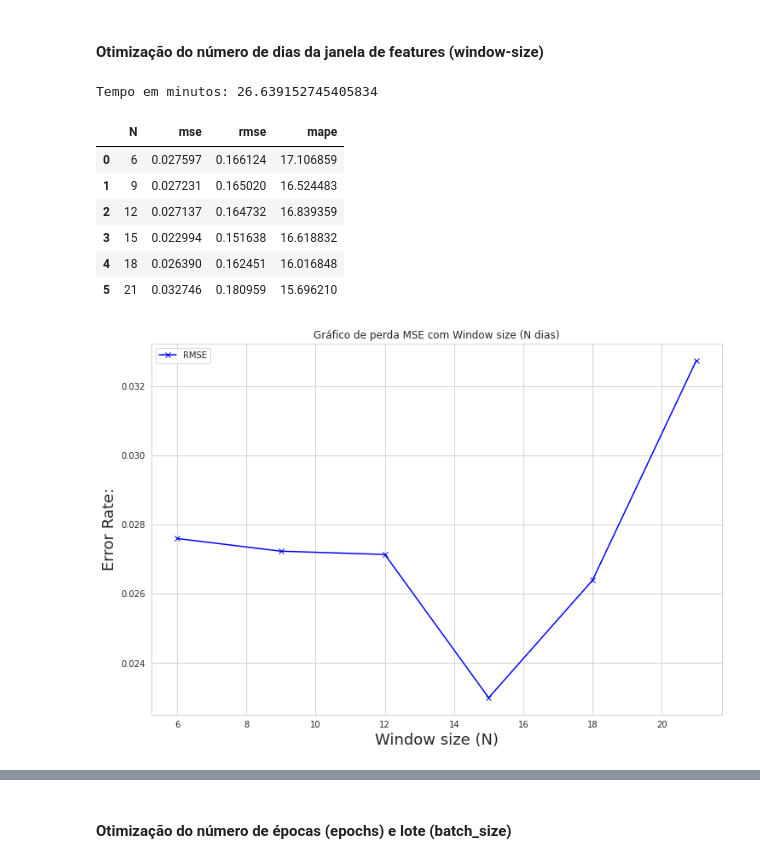
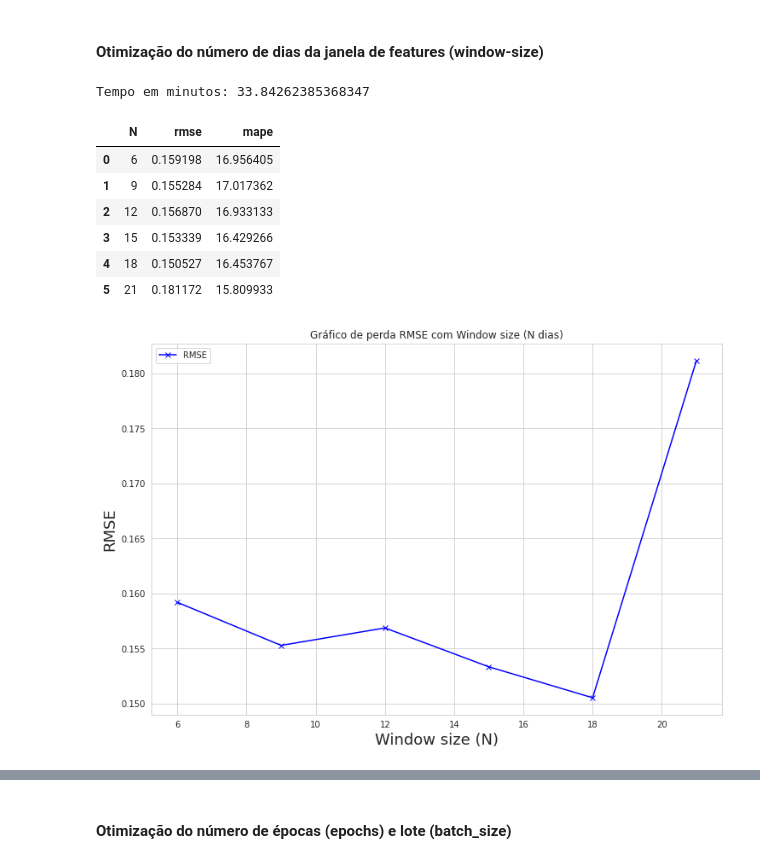
Before and after one commit to czar-rocha/previsao-de-precos-de-commodities-agricolas-atraves-de-redes-neurais-LSTM, a Jupyter notebook: modelo-lstm-multivariado/modelo_lstm_multivariado.ipynb, the cells around one changed output, grey strips where cells are left out. Drawn from its saved outputs; the diff is of its cells as text; code cells hidden in the pictures.

```diff
--- a/modelo-lstm-multivariado/modelo_lstm_multivariado.ipynb
+++ b/modelo-lstm-multivariado/modelo_lstm_multivariado.ipynb
@@ -74,19 +74,19 @@ print(crb)
 Leitura dos preços das commodities
 # %%
 # Leitura do arquivo csv
-ccm = pd.read_csv("./data/CCM.csv", sep=';')
+ccm = pd.read_csv("./CCM.csv", sep=';')
 ccm.columns = ["date","ccm_brl", "ccm_usd"]
 ccm["date"] = ccm["date"].astype('datetime64[ns]')
 ccm['ccm_brl'] = pd.to_numeric(ccm['ccm_brl'], errors='coerce').dropna(0)
 ccm['ccm_usd'] = pd.to_numeric(ccm['ccm_usd'], errors='coerce').dropna(0)
 print(ccm)
-sjc = pd.read_csv("./data/SJC.csv", sep=';')
+sjc = pd.read_csv("./SJC.csv", sep=';')
 sjc.columns = ["date","sjc_brl", "sjc_usd"]
 sjc["date"] = sjc["date"].astype('datetime64[ns]')
 sjc['sjc_brl'] = pd.to_numeric(sjc['sjc_brl'], errors='coerce').dropna(0)
 sjc['sjc_usd'] = pd.to_numeric(sjc['sjc_usd'], errors='coerce').dropna(0)
 print(sjc)
-bgi = pd.read_csv("./data/BGI.csv", sep=';')
+bgi = pd.read_csv("./BGI.csv", sep=';')
 bgi.columns = ["date","bgi_brl", "bgi_usd"]
 bgi["date"] = bgi["date"].astype('datetime64[ns]')
 bgi['bgi_brl'] = pd.to_numeric(bgi['bgi_brl'], errors='coerce').dropna(0)
@@ -313,7 +313,8 @@ def train_pred_eval_model(x_train_scaled,
     model.add(LSTM(units=lstm_units, return_sequences=True, input_shape=(x_train_scaled.shape[1], x_train_scaled.shape[2])))
     model.add(Dropout(dropout_prob))
     # Adiciona a segunda camada LSTM e Dropout
-    model.add(LSTM(units=lstm_units))
+    lstm_units_80_pct = round(lstm_units * 0.8) # definir 80% de neurônios para segunda camada
+    model.add(LSTM(units=lstm_units_80_pct))
     model.add(Dropout(dropout_prob))
     # Adiciona a camada de saída
     model.add(Dense(1))
@@ -330,7 +331,7 @@ def train_pred_eval_model(x_train_scaled,
     rmse = math.sqrt(mse)
     mape = get_mape(y_cv, est)
 
-    return mse, rmse, mape, est
+    return rmse, mape, est
 # %% [markdown]
 #### Dividindo os dados em conjuntos de treino, validação e teste
 # %%
@@ -466,7 +467,8 @@ model = Sequential()
 model.add(LSTM(units=lstm_units, return_sequences=True, input_shape=(x_train_scaled.shape[1], x_train_scaled.shape[2])))
 model.add(Dropout(dropout_prob))
 # Adiciona a segunda camada LSTM e Dropout
-model.add(LSTM(units=lstm_units))
+lstm_units_80_pct = round(lstm_units * 0.8) # definir 80% de neurônios para segunda camada
+model.add(LSTM(units=lstm_units_80_pct))
 model.add(Dropout(dropout_prob))
 # Adiciona a camada de saída
 model.add(Dense(1))
@@ -563,7 +557,7 @@ est_df
 param_label = 'N'
 param_range = range(6, 24, 3)
 
-error_rate = {param_label : [], 'mse': [], 'rmse': [], 'mape': []}
+error_rate = {param_label : [], 'rmse': [], 'mape': []}
 tic = time.time()
 
 for param in tqdm_notebook(param_range):
@@ -571,18 +565,14 @@ for param in tqdm_notebook(param_range):
     # Split train into x and y
     x_train_scaled = get_x(train_scaled, param, param)
     y_train_scaled = train_scaled[param:, 0:1]
-    #print("x_train_scaled.shape = " + str(x_train_scaled.shape))
-    #print("y_train_scaled.shape = " + str(y_train_scaled.shape))
 
     # Split cv into x and y
     x_cv_scaled = get_x(cv_scaled, param, param)
     y_cv = cv.iloc[param:, 0:1].values #só coluna da série alvo
     y_cv_scaled = scaler_y_cv.fit_transform(y_cv)
-    #print("x_cv_scaled.shape = " + str(x_cv_scaled.shape))
-    #print("y_cv.shape = " + str(y_cv.shape))
 
-    # A função abaixo serve para treinar, gerar a previsão e avaliar os resultados através da função de perda
-    mse, rmse, mape, est_N = train_pred_eval_model(x_train_scaled, y_train_scaled,
+    # A função abaixo serve para treinar, gerar previsão e avaliar os resultados através da função de perda
+    rmse, mape, est_N = train_pred_eval_model(x_train_scaled, y_train_scaled,
                                           x_cv_scaled, y_cv, scaler_y_cv,
                                           lstm_units=lstm_units,
                                           dropout_prob=dropout_prob,
@@ -592,7 +582,6 @@ for param in tqdm_notebook(param_range):
 
     # Coleta os resultados
     error_rate[param_label].append(param)
-    error_rate['mse'].append(mse)
     error_rate['rmse'].append(rmse)
     error_rate['mape'].append(mape)
 
@@ -601,11 +590,11 @@ toc = time.time()
 print('Tempo em minutos: {}'.format((toc - tic) / 60.0))
 error_rate
 # %% [output]
-Tempo em minutos: 26.639152745405834
+Tempo em minutos: 33.84262385368347
-|  | N | mse | rmse | mape |
-| 0 | 6 | 0.027597 | 0.166124 | 17.106859 |
-| 1 | 9 | 0.027231 | 0.165020 | 16.524483 |
-| 2 | 12 | 0.027137 | 0.164732 | 16.839359 |
-| 3 | 15 | 0.022994 | 0.151638 | 16.618832 |
-| 4 | 18 | 0.026390 | 0.162451 | 16.016848 |
-| 5 | 21 | 0.032746 | 0.180959 | 15.696210 |
+|  | N | rmse | mape |
+| 0 | 6 | 0.159198 | 16.956405 |
+| 1 | 9 | 0.155284 | 17.017362 |
+| 2 | 12 | 0.156870 | 16.933133 |
+| 3 | 15 | 0.153339 | 16.429266 |
+| 4 | 18 | 0.150527 | 16.453767 |
+| 5 | 21 | 0.181172 | 15.809933 |
@@ -615,14 +604,14 @@ error_rate.to_csv("./multivariado_lstm_otimizacao_window_size.csv")
 # %%
-# Plot MSE
+# Gáfico RMSE com window size
 plt.figure(figsize=(12, 8))
-plt.plot(error_rate[param_label], error_rate['mse'], 'bx-', label='RMSE')
+plt.plot(error_rate[param_label], error_rate['rmse'], 'bx-', label='RMSE')
 #plt.plot(error_rate[param_label], error_rate['mape'], 'rx-', label='MAPE')
 plt.xlabel('Window size (N)', fontsize=18)
-plt.ylabel('Error Rate:', fontsize=18)
-plt.title('Gráfico de perda MSE com Window size (N dias)')
+plt.ylabel('RMSE', fontsize=18)
+plt.title('Gráfico de perda RMSE com Window size (N dias)')
 plt.grid(True)
 plt.legend()
 plt.show()
 # %% [output]
-[figure, old version]
+[figure, new version]
 # %%
```
Also changed, not shown: parts of 24 cells of this notebook.
